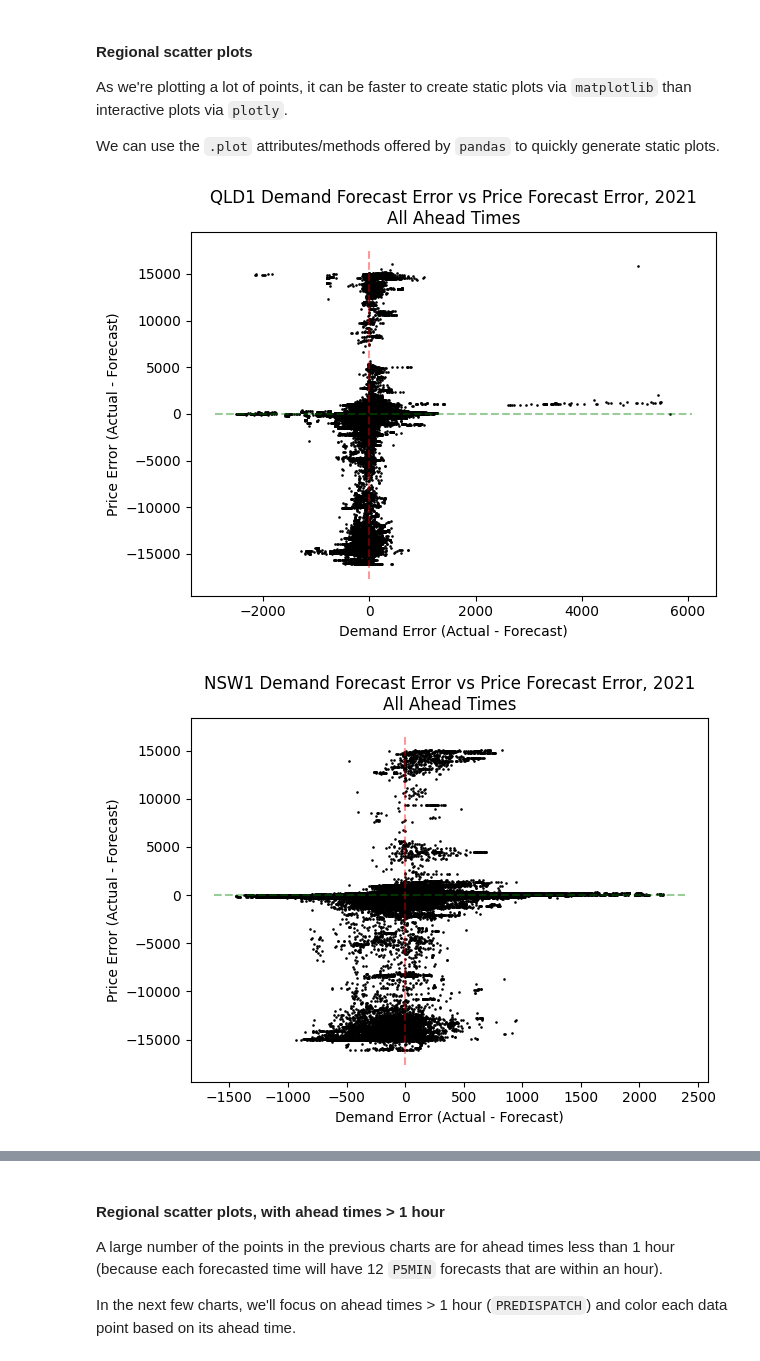
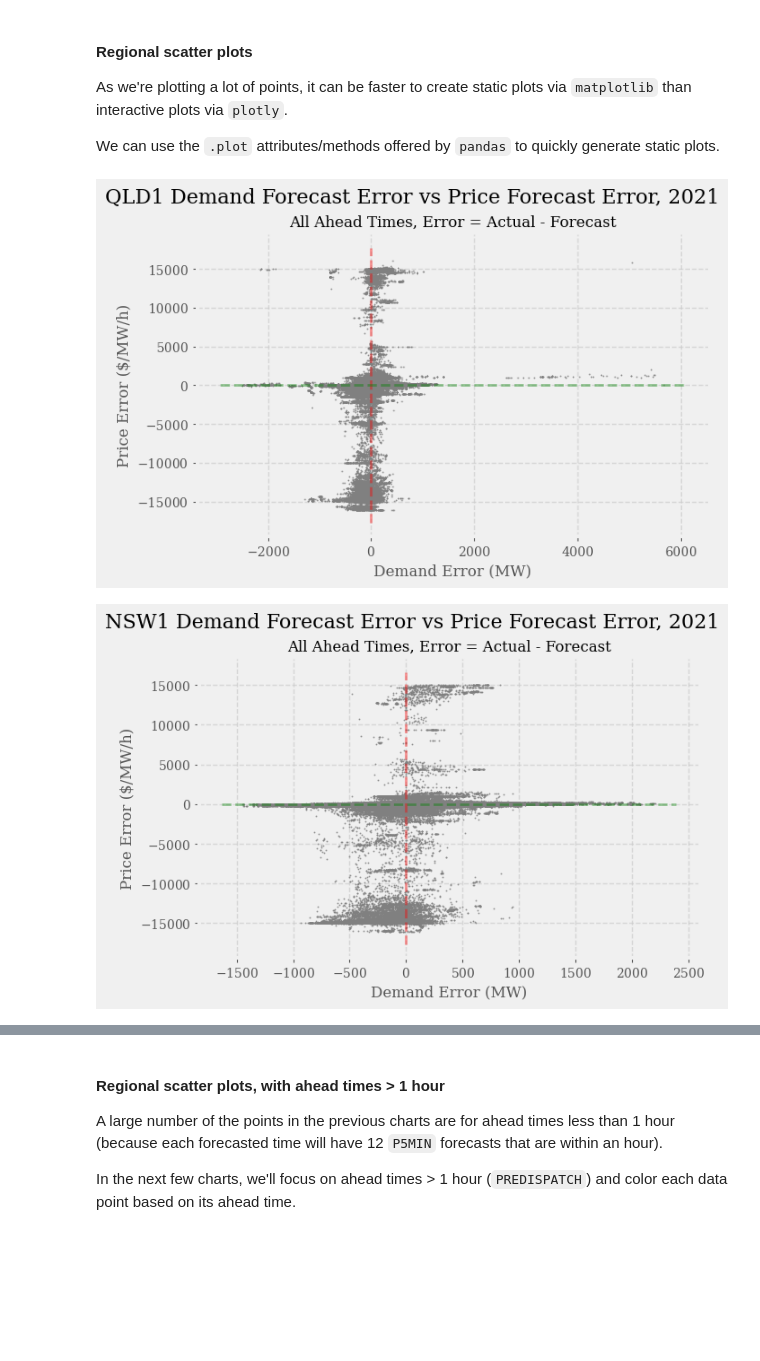
Before and after one commit to UNSW-CEEM/NEMSEER, a Jupyter notebook: docs/source/examples/price_convergence_2021.ipynb, the cells around one changed output, grey strips where cells are left out. Cells and saved outputs as stored; diff of their text form; code cells hidden in the pictures; blank space fills up the shorter version.

Commit message:
update examples with percentiles and chart styling

```diff
--- a/docs/source/examples/price_convergence_2021.ipynb
+++ b/docs/source/examples/price_convergence_2021.ipynb
@@ -44,3 +47,14 @@ logging.getLogger("nemseer").setLevel(logging.ERROR)
+# %%
+nemseer_template = dict(
+    layout=go.Layout(
+        font_family="Source Sans Pro",
+        title_font_size=24,
+        title_x=0.05,
+        plot_bgcolor="#f0f0f0",
+        colorway=px.colors.qualitative.Bold,
+    )
+)
+plt.style.use("styling/matplotlib_styling.mplstyle")
 # %% [markdown]
 ## Defining our analysis start and end dates
 # %%
@@ -552,8 +571,9 @@ for region in regions:
             f"{region} Absolute Price Error "
             + "<br><sup>Half-hourly dispatch intervals only</sup>"
         ),
+        template=nemseer_template
     )
-    fig.update_layout(yaxis_title="Price Error")
+    fig.update_layout(yaxis_title="Price Error ($/MW/h)", xaxis_title="Forecasted Time")
     abs_price_error_figs.append(fig)
 # %% [markdown]
 Zoom in and see how price error changes across forecast ahead times when:
@@ -878,23 +898,22 @@ We can use the `.plot` attributes/methods offered by `pandas` to quickly generat
 # %%
 for region in regions:
     region_errors = demand_price_error.query("REGIONID==@region")
     ax = region_errors.plot.scatter(
         x="demand_error",
         y="price_error",
         s=0.75,
-        xlabel="Demand Error (Actual - Forecast)",
-        ylabel="Price Error (Actual - Forecast)",
-        title=(
-            f"{region} Demand Forecast Error vs Price Forecast Error, 2021"
-            + "\nAll Ahead Times"
-        ),
-        c="black",
+        xlabel="Demand Error (MW)",
+        ylabel="Price Error ($/MW/h)",
+        c="grey",
+        alpha=0.7
     )
+    plt.suptitle(f"{region} Demand Forecast Error vs Price Forecast Error, 2021", fontsize=16)
+    plt.title("All Ahead Times, Error = Actual - Forecast",fontsize=12)
     (ymin, ymax) = ax.get_ylim()
     (xmin, xmax) = ax.get_xlim()
     plt.vlines(0.0, ymin, ymax, ls="--", color="r", alpha=0.4)
     plt.hlines(0.0, xmin, xmax, ls="--", color="g", alpha=0.4)
     plt.tight_layout()
 # %% [output]
-[figure, old version]
+[figure, new version]
-[figure, old version]
+[figure, new version]
```
Also changed, not shown: parts of 7 cells of this notebook, 22 other files.
